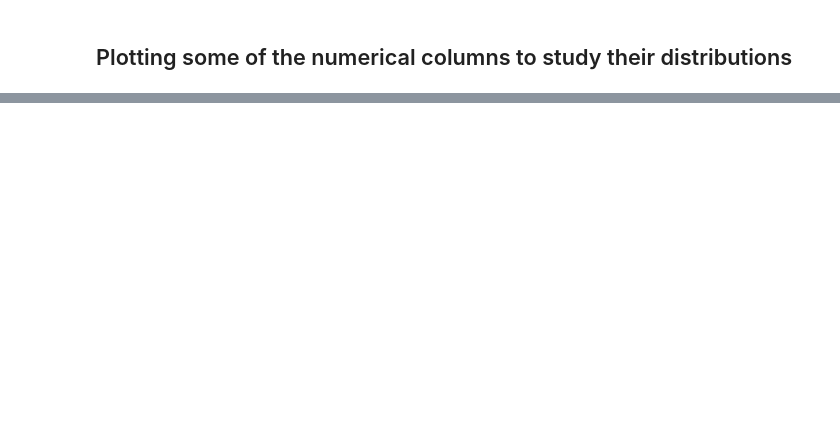
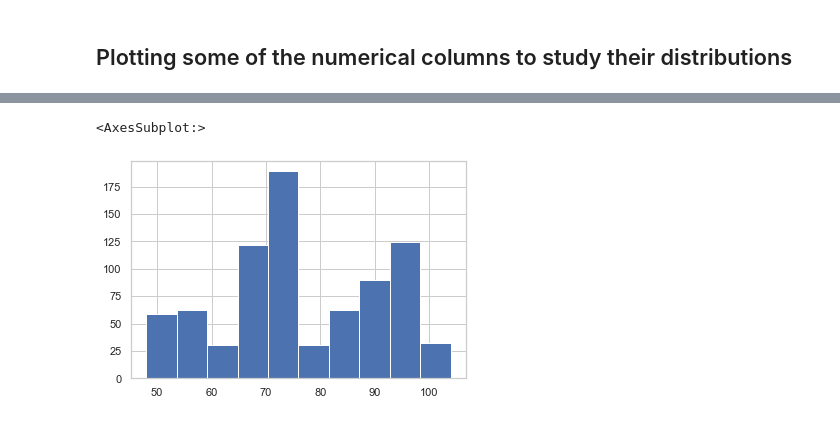
Before and after one commit to Landroval2/ds_jobs_salaries, a Jupyter notebook: eda_analysis.ipynb, the cells around one changed output, grey strips where cells are left out. Saved outputs shown, nothing was run; the diff lists cells and outputs as text; code cells hidden in the pictures; blank space fills up the shorter version.

```diff
--- a/eda_analysis.ipynb
+++ b/eda_analysis.ipynb
@@ -109,0 +120,5 @@ df.rating.hist()
+# %%
+df.min_salary.hist()
+# %% [output]
+<AxesSubplot:>
+[figure, added]
```
Also changed, not shown: parts of 25 cells of this notebook.
